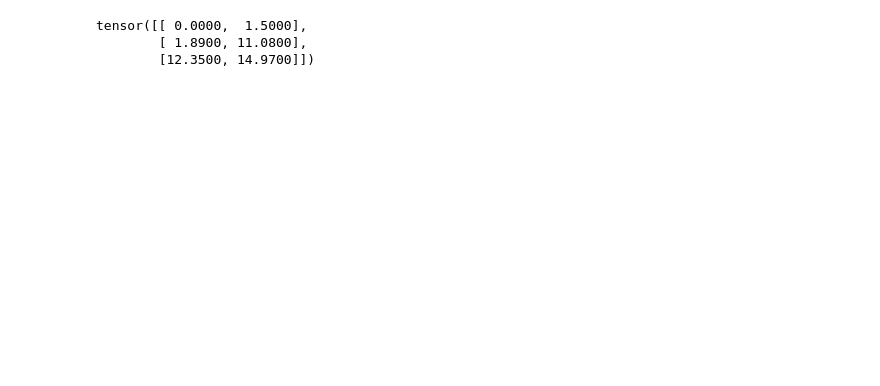
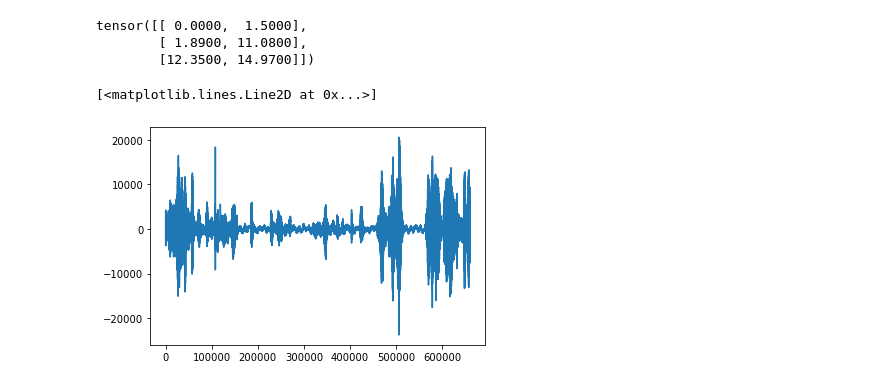
Before and after one commit to Lakebak/AudioAnalysis, a Jupyter notebook: test_notebook.ipynb, the cells around one changed output. Cells and saved outputs as stored; diff of their text form; code cells hidden in the pictures; blank space fills up the shorter version.

```diff
--- a/test_notebook.ipynb
+++ b/test_notebook.ipynb
@@ -122,4 +99,4 @@ from modules.Audio import Audio
 # %%
-audio = Audio("/mnt/f/PhD/_Segments/44kHz/15s/ami/TS3006b.Mix-Headset_0128.wav", 44100)
+audio = Audio("/mnt/f/PhD/_Segments/44kHz/15s/ta2/Idiap-2010-01-room01_audio01M_trimmed_16kHz_sync_0032.wav", 44100)
 signal = audio.load()
 # %%
@@ -126,0 +107,5 @@ denoised = audio.denoise(signal, save=True)
+# %%
+plt.plot(signal)
+# %% [output]
+[<matplotlib.lines.Line2D at 0x...>]
+[figure, added]
```
Also changed, not shown: parts of 14 cells of this notebook, 18 other files.
